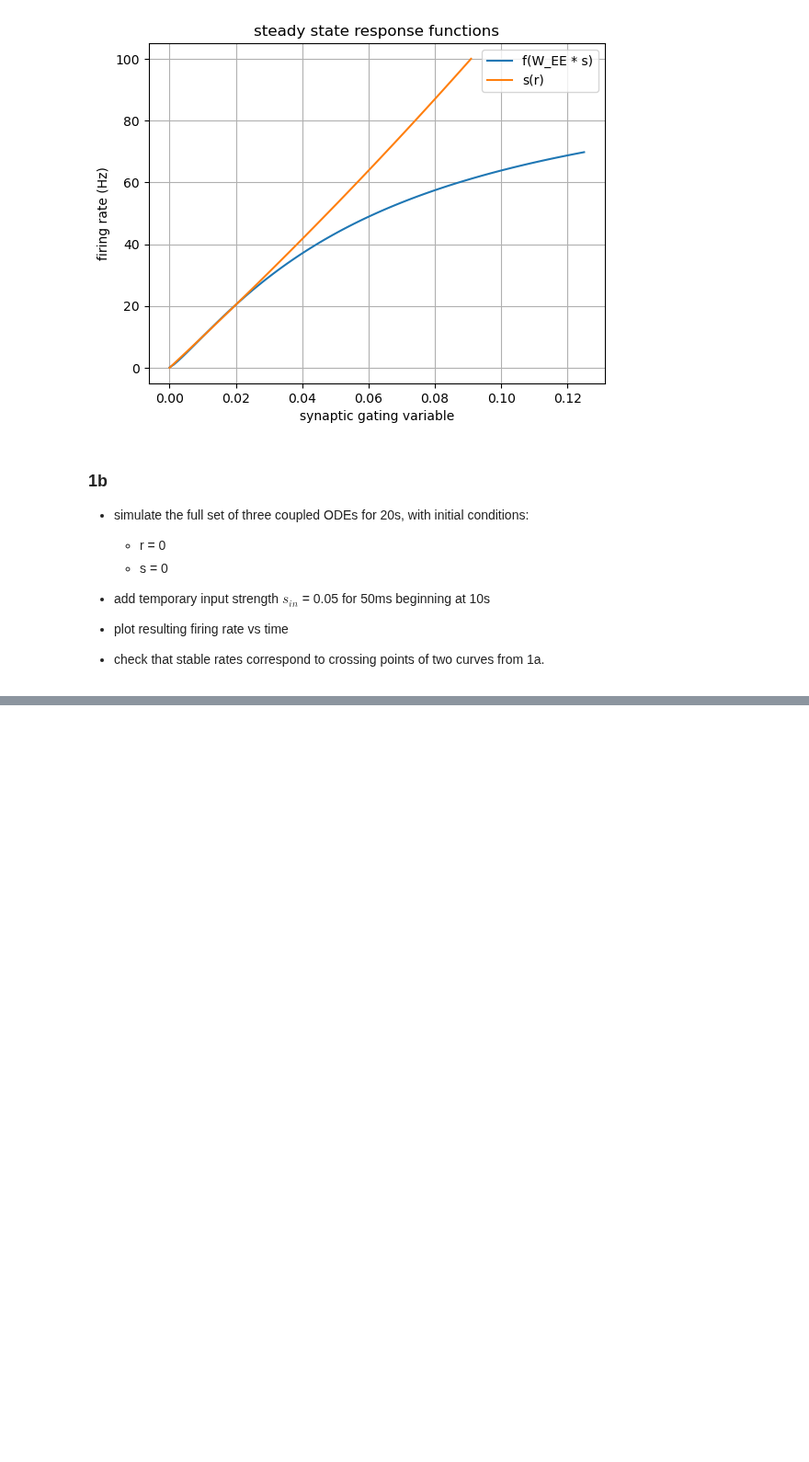
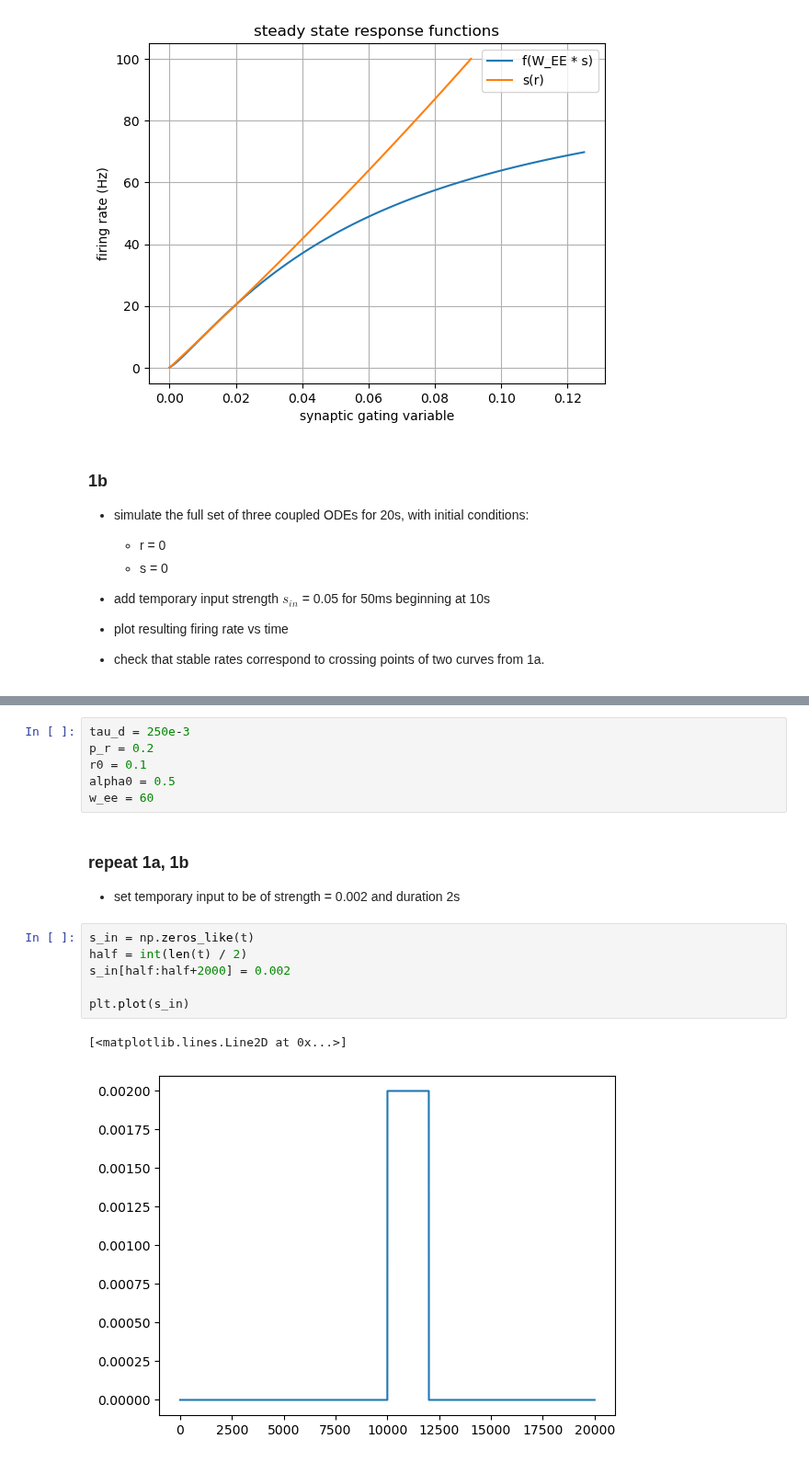
Before and after one commit to polsen99/intro_comp_neuro, a Jupyter notebook: tutorial 6.1 - bistability and oscillations in a firing-rate model with feedback.ipynb, the cells around one changed output, grey strips where cells are left out. Shown at 92% size. Cells and saved outputs as stored; diff of their text form; blank space fills up the shorter version.

```diff
--- a/tutorial 6.1 - bistability and oscillations in a firing-rate model with feedback.ipynb
+++ b/tutorial 6.1 - bistability and oscillations in a firing-rate model with feedback.ipynb
@@ -137,3 +185,21 @@ plt.grid(True)
+# %%
+tau_d = 250e-3
+p_r = 0.2
+r0 = 0.1
+alpha0 = 0.5
+w_ee = 60
+# %% [markdown]
+### repeat 1a, 1b
+- set temporary input to be of strength = 0.002 and duration 2s
+# %%
+s_in = np.zeros_like(t)
+half = int(len(t) / 2)
+s_in[half:half+2000] = 0.002
+
+plt.plot(s_in)
+# %% [output]
+[<matplotlib.lines.Line2D at 0x...>]
+[figure, added]
 # %%
 def run_sim(w_ee, s_in, r_init, D_init, s_init):
     r[0] = r_init
```
Also changed, not shown: parts of 16 cells of this notebook.
